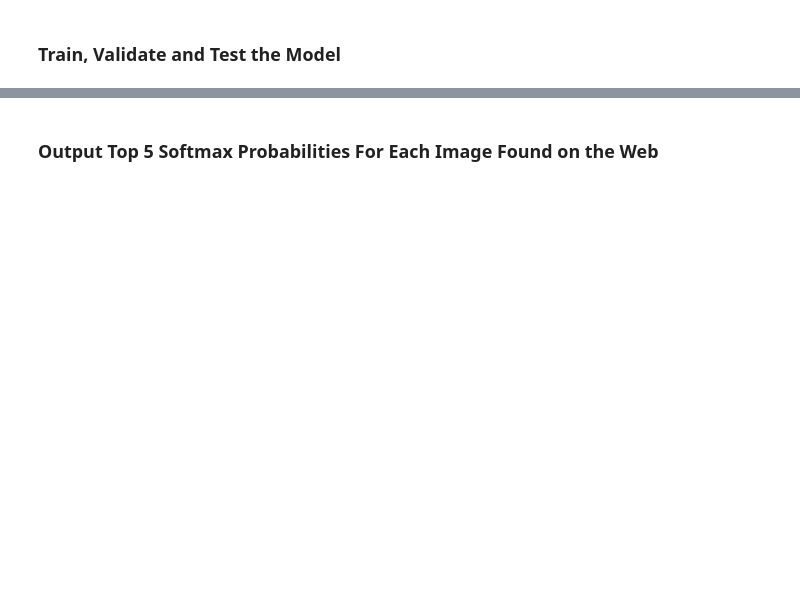
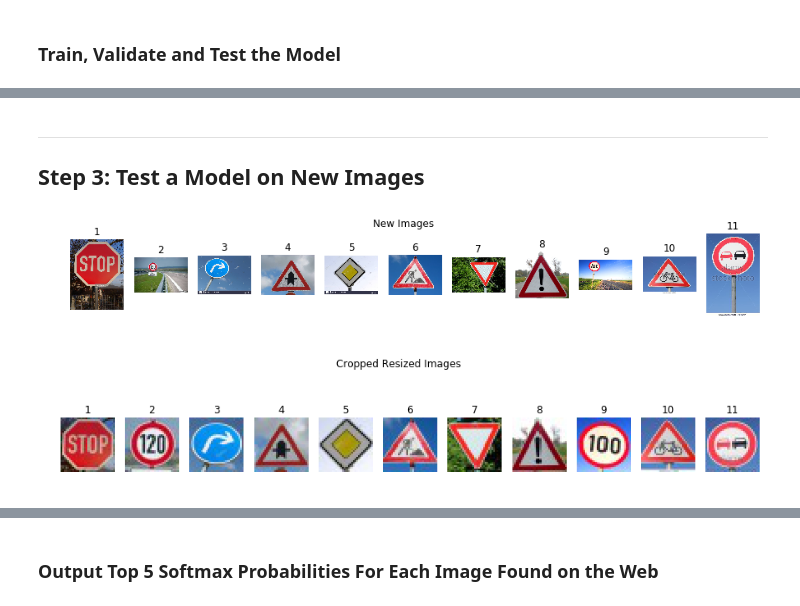
Before and after one commit to glazari/Self-Driving-Car-NanoDegree, a Jupyter notebook: CarND-Traffic-Sign-Classifier-Project/Traffic_Sign_Classifier.ipynb, the cells around one changed output, grey strips where cells are left out. Drawn from its saved outputs; the diff is of its cells as text; code cells hidden in the pictures; blank space fills up the shorter version.

Commit message:
[feat] Complete Classifier and new Signs

```diff
--- a/CarND-Traffic-Sign-Classifier-Project/Traffic_Sign_Classifier.ipynb
+++ b/CarND-Traffic-Sign-Classifier-Project/Traffic_Sign_Classifier.ipynb
@@ -347,0 +428,40 @@ You may find `signnames.csv` useful as it contains mappings from the class id (i
+# %% [markdown]
+---
+
+## Step 3: Test a Model on New Images
+# %%
+### Load the images and plot them here.
+new_signs = os.listdir('New_Signs/')
+new_signs = [im for im in new_signs if 'Cropped' not in im]
+ims = []
+for sign in new_signs:
+    im = Image.open('New_Signs/'+sign)
+    ims.append(np.array(im.getdata()).reshape(im.size[1], im.size[0], 3).astype('ubyte'))
+
+plt.figure(figsize=(15,2))
+plt.suptitle('New Images')
+n = len(ims)
+for i, im in enumerate(ims):
+    plt.subplot(1,n,i+1)
+    plt.imshow(im)
+    plt.title(i+1)
+    plt.axis('off')
+
+### Resized and croped images
+new_signs = os.listdir('New_Signs/Cropped/')
+ims = []
+for sign in new_signs:
+    im = Image.open('New_Signs/Cropped/'+sign)
+    ims.append(np.array(im.getdata()).reshape(im.size[1], im.size[0], 3).astype('ubyte'))
+
+plt.figure(figsize=(15,3))
+plt.suptitle('Cropped Resized Images')
+n = len(ims)
+for i, im in enumerate(ims):
+    plt.subplot(1,n,i+1)
+    plt.imshow(im)
+    plt.title(i+1)
+    plt.axis('off')
+# %% [output]
+[figure, added]
+[figure, added]
```
Also changed, not shown: parts of 66 cells of this notebook, 23 other files.
